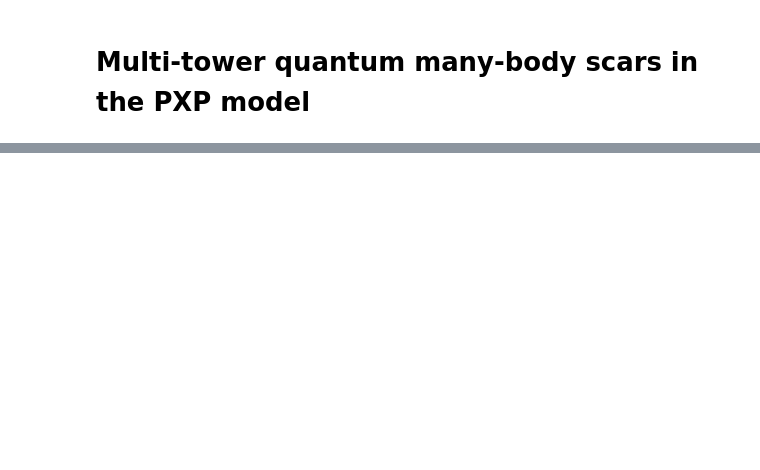
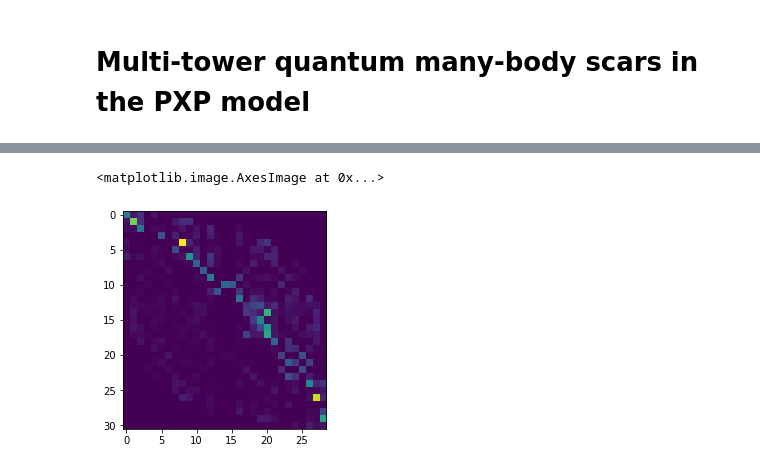
Before and after one commit to shemian29/qims, a Jupyter notebook: Project_QMBS/QScars.ipynb, the cells around one changed output, grey strips where cells are left out. Cells and saved outputs as stored; diff of their text form; code cells hidden in the pictures; blank space fills up the shorter version.

```diff
--- a/Project_QMBS/QScars.ipynb
+++ b/Project_QMBS/QScars.ipynb
@@ -60,0 +62,13 @@ qt.qsave(Hs, 'Momentum_Hamiltonians_26')
+# %%
+#System size
+Nx = 12
+eta = 0.636
+print("-> Basis for full system")
+bs, bs_ind = qims.basis(Nx, parallel = False)
+print()
+
+print("-> Generate PXP operators")
+Sx, Sy, Sz, S2 = qims.pxp_operators(bs,bs_ind,Nx)
+h = qims.pxp_hamiltonian(bs,bs_ind,Nx)
+
+print((Sx-h/2).norm())
@@ -60,0 +81,13 @@ qt.qsave(Hs, 'Momentum_Hamiltonians_26')
+# %%
+print("-> Generate momentum-space Hamiltonians and basis transformation")
+Hs, U = qims.Hk(hamiltonian = Sx,
+            basis = bs,
+            basis_ind = bs_ind,
+            size = Nx,
+            check_spect=True,
+            check_symm=True)
+print()
+
+print("-> Calculate momentum eigenspectrum")
+evals, evecs = qims.MomentumEigensystem(Hs, U, Nx)
+print()
@@ -60,0 +107,4 @@ qt.qsave(Hs, 'Momentum_Hamiltonians_26')
+# %%
+k_list = np.arange(0, Nx) / Nx
+vs = qt.Qobj([evecs[k_list[0],n].full().T[0] for n in range(Hs[k_list[0]].shape[0])]).dag()
+vs2 = qt.Qobj([evecs[k_list[int(Nx/2)],n].full().T[0] for n in range(Hs[k_list[int(Nx/2)]].shape[0])]).dag()
@@ -60,0 +131,8 @@ qt.qsave(Hs, 'Momentum_Hamiltonians_26')
+# %%
+
+TP = (Sz+1j*Sy)/2
+# TP = (Sy+1j*Sz)/2
+plt.imshow(np.abs((vs.dag()*TP*vs2).full()))
+# %% [output]
+<matplotlib.image.AxesImage at 0x...>
+[figure, added]
```
Also changed, not shown: parts of 28 cells of this notebook.
